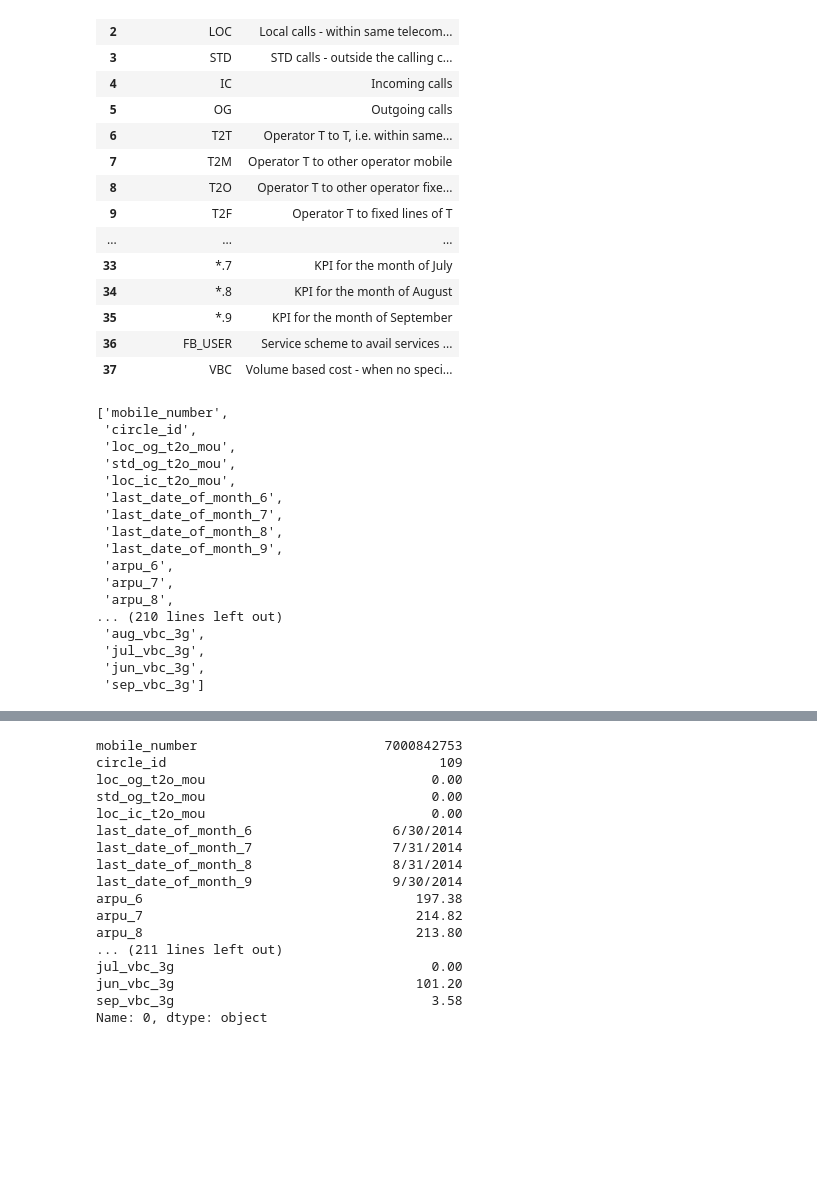
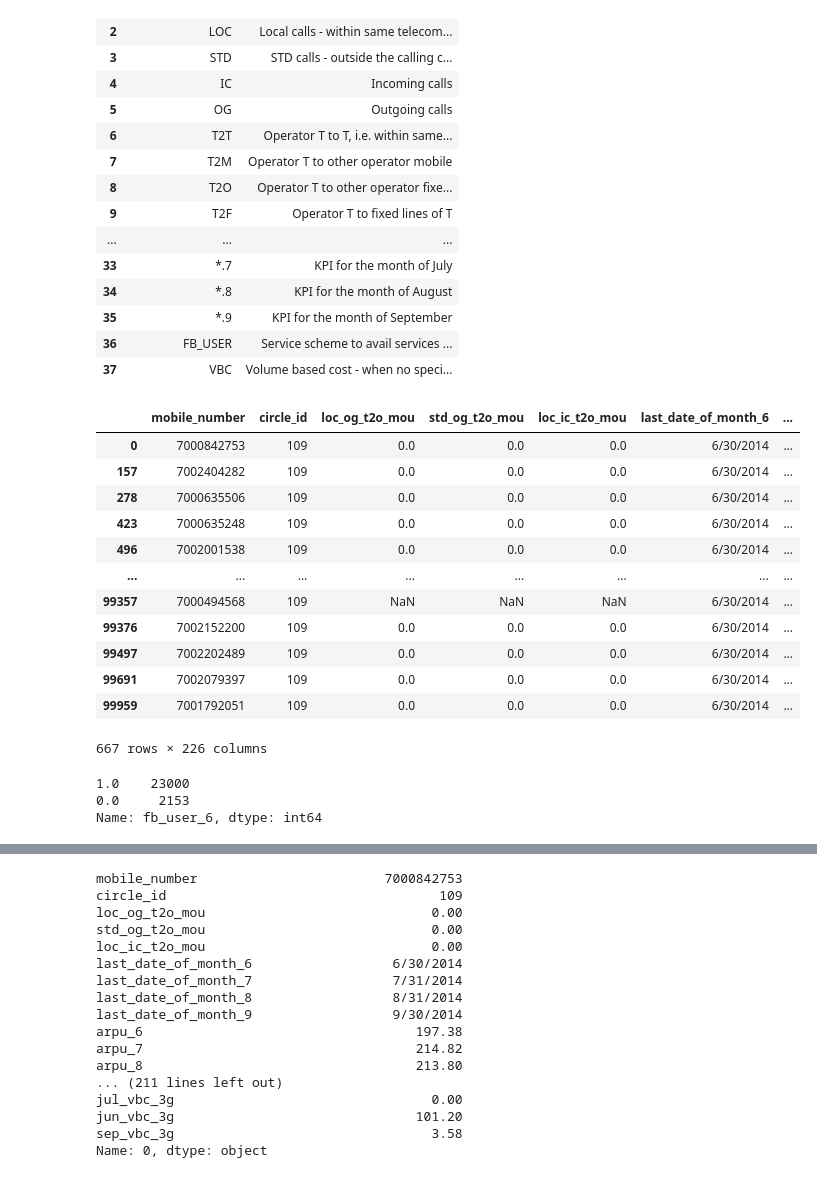
Before and after one commit to Crayon-ShinChan/ids-project, a Jupyter notebook: telecom_large/telecom_large.ipynb, the cells around one changed output, grey strips where cells are left out. Cells and saved outputs as stored; diff of their text form; code cells hidden in the pictures; blank space fills up the shorter version.

```diff
--- a/telecom_large/telecom_large.ipynb
+++ b/telecom_large/telecom_large.ipynb
@@ -6,3 +6,10 @@ telecom = pd.read_csv('telecom_churn_data.csv')
 telecom.shape
 # %% [output]
 (99999, 226)
+# %%
+telecom.rename(columns={'last_day_rch_amt_6': 'last_day_rech_amt_6'
+                       ,'last_day_rch_amt_7': 'last_day_rech_amt_7'
+                       ,'last_day_rch_amt_8': 'last_day_rech_amt_8'
+                       ,'last_day_rch_amt_9': 'last_day_rech_amt_9'}
+              ,inplace=True)
+telecom.filter(regex='rch', axis=1).columns
@@ -49,23 +60,3 @@ def print_full(x):
     pd.reset_option('display.width')
     pd.reset_option('display.float_format')
     pd.reset_option('display.max_colwidth')
-# %%
-list(telecom.columns)
-# %% [output]
-['mobile_number',
- 'circle_id',
- 'loc_og_t2o_mou',
- 'std_og_t2o_mou',
- 'loc_ic_t2o_mou',
- 'last_date_of_month_6',
- 'last_date_of_month_7',
- 'last_date_of_month_8',
- 'last_date_of_month_9',
- 'arpu_6',
- 'arpu_7',
- 'arpu_8',
-... (210 lines left out)
- 'aug_vbc_3g',
- 'jul_vbc_3g',
- 'jun_vbc_3g',
- 'sep_vbc_3g']
@@ -71,0 +65,22 @@ list(telecom.columns)
+# %%
+telecom.loc[telecom['arpu_3g_6'] == 212.17]
+# %% [output]
+|  | mobile_number | circle_id | loc_og_t2o_mou | std_og_t2o_mou | loc_ic_t2o_mou | last_date_of_month_6 | ... |
+| 0 | 7000842753 | 109 | 0.0 | 0.0 | 0.0 | 6/30/2014 | ... |
+| 157 | 7002404282 | 109 | 0.0 | 0.0 | 0.0 | 6/30/2014 | ... |
+| 278 | 7000635506 | 109 | 0.0 | 0.0 | 0.0 | 6/30/2014 | ... |
+| 423 | 7000635248 | 109 | 0.0 | 0.0 | 0.0 | 6/30/2014 | ... |
+| 496 | 7002001538 | 109 | 0.0 | 0.0 | 0.0 | 6/30/2014 | ... |
+| ... | ... | ... | ... | ... | ... | ... | ... |
+| 99357 | 7000494568 | 109 | NaN | NaN | NaN | 6/30/2014 | ... |
+| 99376 | 7002152200 | 109 | 0.0 | 0.0 | 0.0 | 6/30/2014 | ... |
+| 99497 | 7002202489 | 109 | 0.0 | 0.0 | 0.0 | 6/30/2014 | ... |
+| 99691 | 7002079397 | 109 | 0.0 | 0.0 | 0.0 | 6/30/2014 | ... |
+| 99959 | 7001792051 | 109 | 0.0 | 0.0 | 0.0 | 6/30/2014 | ... |
+667 rows × 226 columns
+# %%
+telecom['fb_user_6'].value_counts()
+# %% [output]
+1.0    23000
+0.0     2153
+Name: fb_user_6, dtype: int64
```
Also changed, not shown: parts of 7 cells of this notebook, 5 other files.
